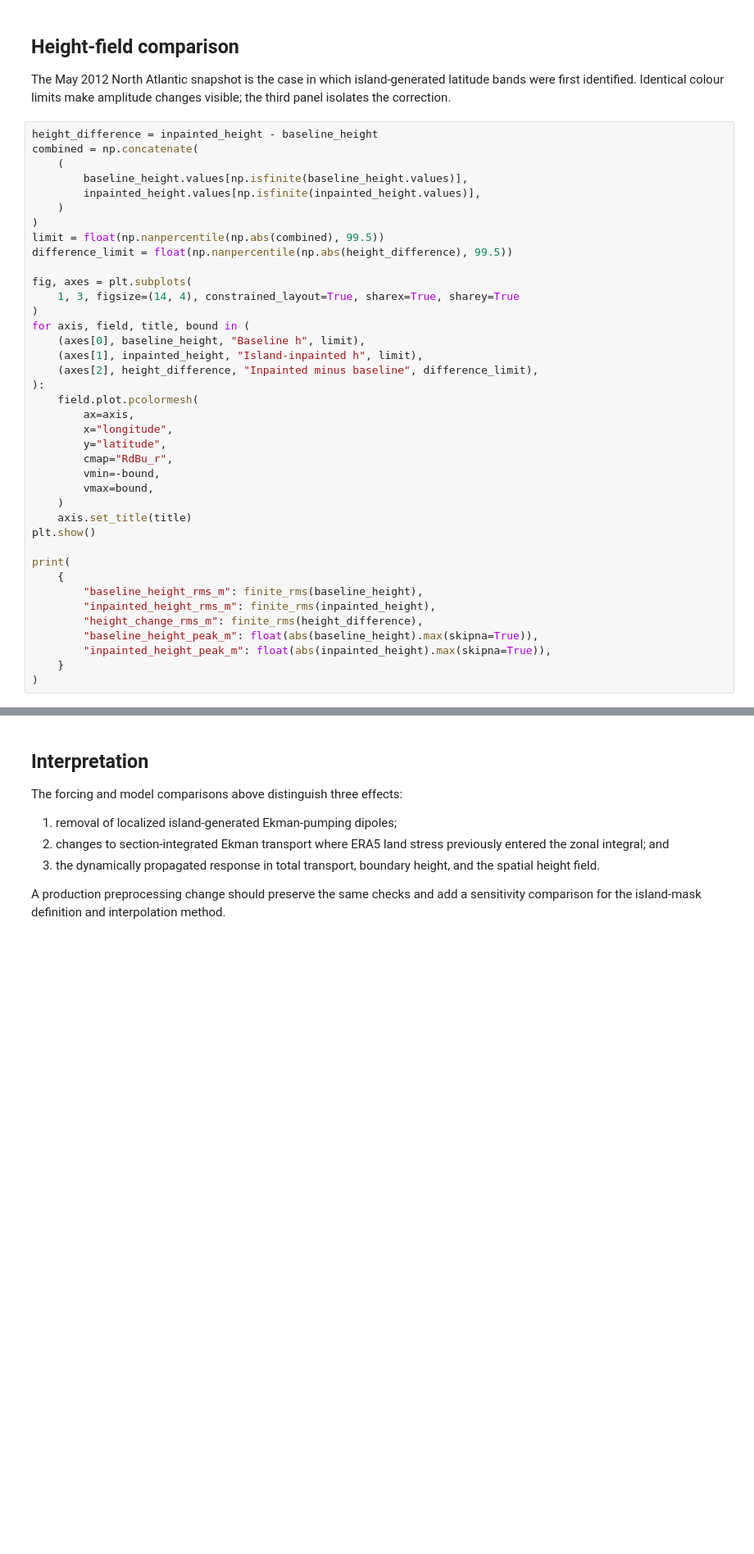
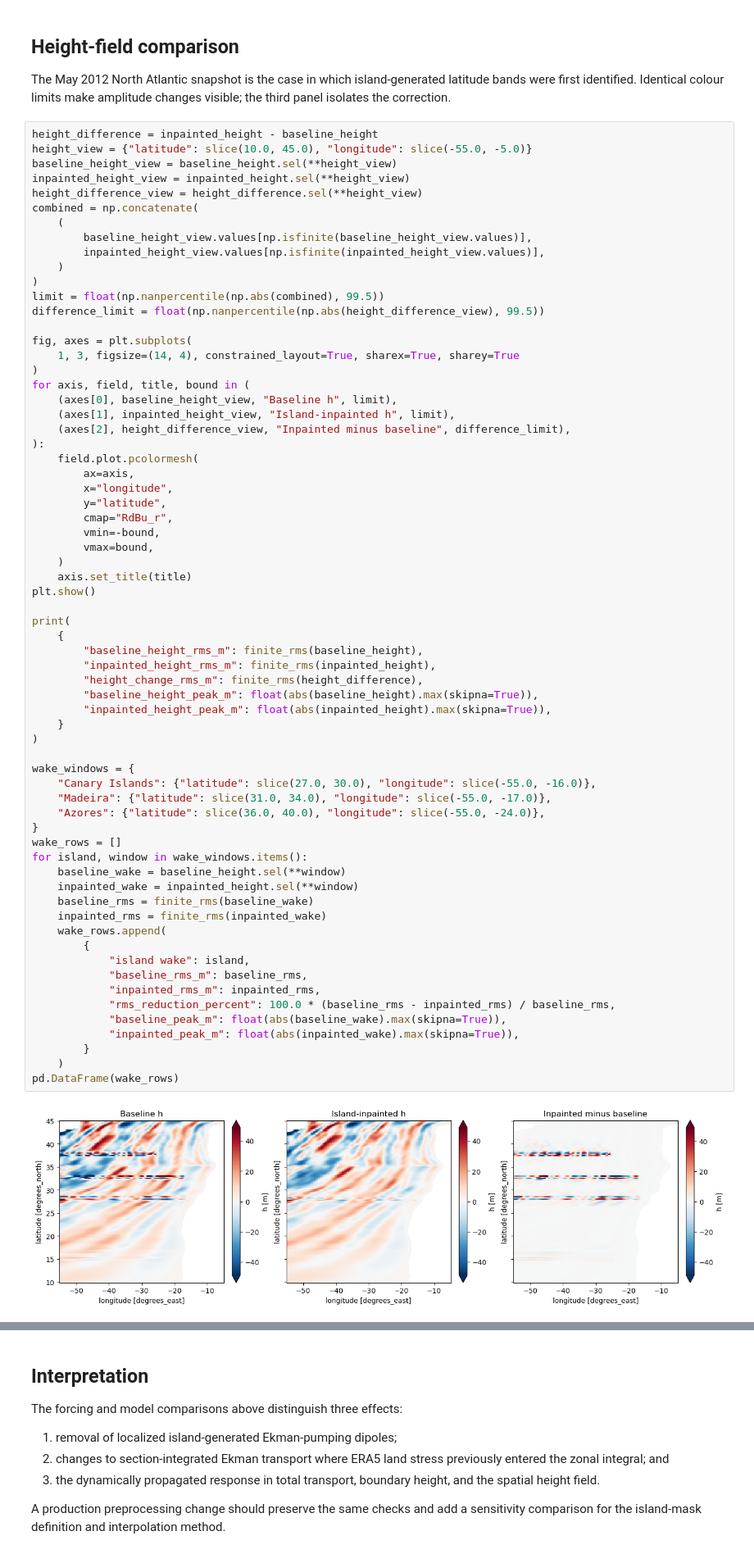
Before and after one commit to andrewwatford/MOCAdjustmentTheory, a Jupyter notebook: notebooks/compare_island_inpainted_forcing.ipynb, the cells around one changed output, grey strips where cells are left out. Shown at 82% size. Cells and saved outputs as stored; diff of their text form; blank space fills up the shorter version.

```diff
--- a/notebooks/compare_island_inpainted_forcing.ipynb
+++ b/notebooks/compare_island_inpainted_forcing.ipynb
@@ -217,40 +247,69 @@ plt.show()
 The May 2012 North Atlantic snapshot is the case in which island-generated latitude bands were first identified. Identical colour limits make amplitude changes visible; the third panel isolates the correction.
 # %%
 height_difference = inpainted_height - baseline_height
+height_view = {"latitude": slice(10.0, 45.0), "longitude": slice(-55.0, -5.0)}
+baseline_height_view = baseline_height.sel(**height_view)
+inpainted_height_view = inpainted_height.sel(**height_view)
+height_difference_view = height_difference.sel(**height_view)
 combined = np.concatenate(
     (
-        baseline_height.values[np.isfinite(baseline_height.values)],
-        inpainted_height.values[np.isfinite(inpainted_height.values)],
+        baseline_height_view.values[np.isfinite(baseline_height_view.values)],
+        inpainted_height_view.values[np.isfinite(inpainted_height_view.values)],
     )
 )
 limit = float(np.nanpercentile(np.abs(combined), 99.5))
-difference_limit = float(np.nanpercentile(np.abs(height_difference), 99.5))
+difference_limit = float(np.nanpercentile(np.abs(height_difference_view), 99.5))
 
 fig, axes = plt.subplots(
     1, 3, figsize=(14, 4), constrained_layout=True, sharex=True, sharey=True
 )
 for axis, field, title, bound in (
-    (axes[0], baseline_height, "Baseline h", limit),
-    (axes[1], inpainted_height, "Island-inpainted h", limit),
-    (axes[2], height_difference, "Inpainted minus baseline", difference_limit),
+    (axes[0], baseline_height_view, "Baseline h", limit),
+    (axes[1], inpainted_height_view, "Island-inpainted h", limit),
+    (axes[2], height_difference_view, "Inpainted minus baseline", difference_limit),
 ):
     field.plot.pcolormesh(
         ax=axis,
         x="longitude",
         y="latitude",
         cmap="RdBu_r",
         vmin=-bound,
         vmax=bound,
     )
     axis.set_title(title)
 plt.show()
 
 print(
     {
         "baseline_height_rms_m": finite_rms(baseline_height),
         "inpainted_height_rms_m": finite_rms(inpainted_height),
         "height_change_rms_m": finite_rms(height_difference),
         "baseline_height_peak_m": float(abs(baseline_height).max(skipna=True)),
         "inpainted_height_peak_m": float(abs(inpainted_height).max(skipna=True)),
     }
 )
+
+wake_windows = {
+    "Canary Islands": {"latitude": slice(27.0, 30.0), "longitude": slice(-55.0, -16.0)},
+    "Madeira": {"latitude": slice(31.0, 34.0), "longitude": slice(-55.0, -17.0)},
+    "Azores": {"latitude": slice(36.0, 40.0), "longitude": slice(-55.0, -24.0)},
+}
+wake_rows = []
+for island, window in wake_windows.items():
+    baseline_wake = baseline_height.sel(**window)
+    inpainted_wake = inpainted_height.sel(**window)
+    baseline_rms = finite_rms(baseline_wake)
+    inpainted_rms = finite_rms(inpainted_wake)
+    wake_rows.append(
+        {
+            "island wake": island,
+            "baseline_rms_m": baseline_rms,
+            "inpainted_rms_m": inpainted_rms,
+            "rms_reduction_percent": 100.0 * (baseline_rms - inpainted_rms) / baseline_rms,
+            "baseline_peak_m": float(abs(baseline_wake).max(skipna=True)),
+            "inpainted_peak_m": float(abs(inpainted_wake).max(skipna=True)),
+        }
+    )
+pd.DataFrame(wake_rows)
+# %% [output]
+[figure, added]
```
Also changed, not shown: parts of 5 cells of this notebook, 1 other file.
